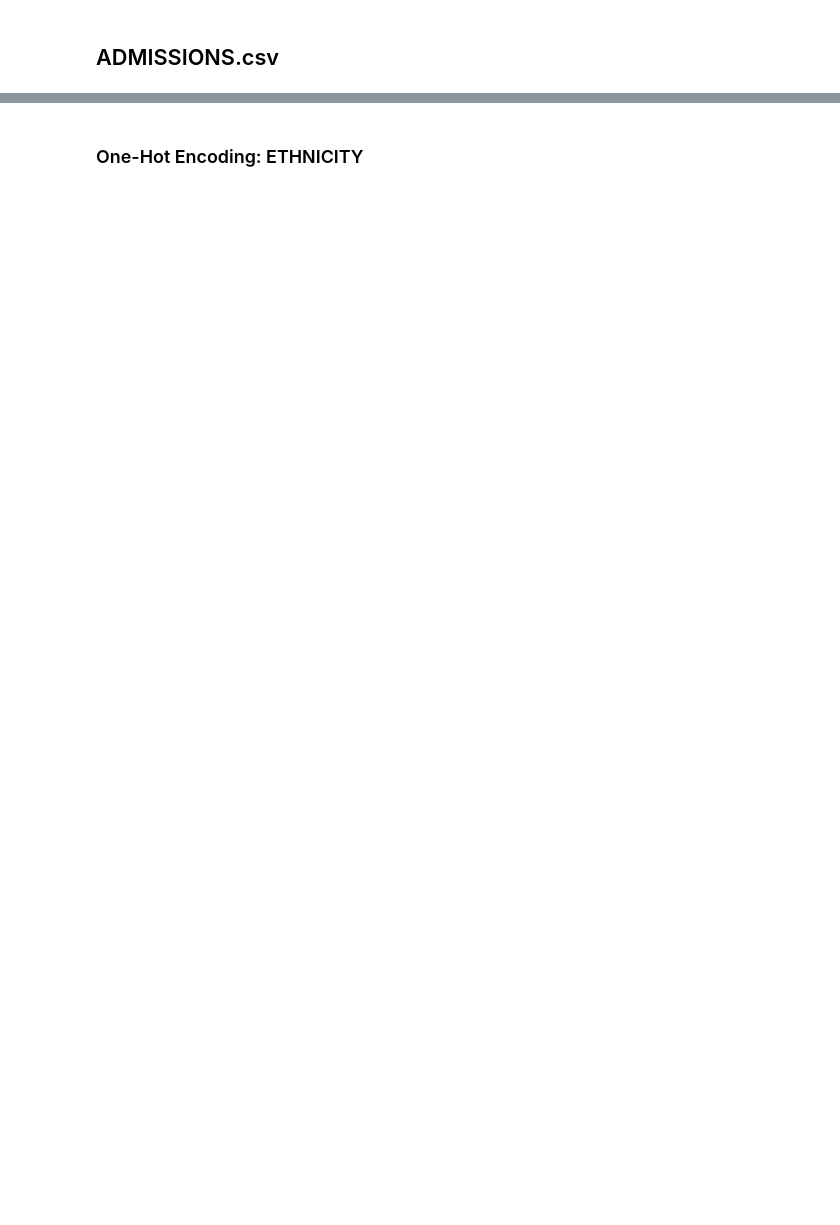
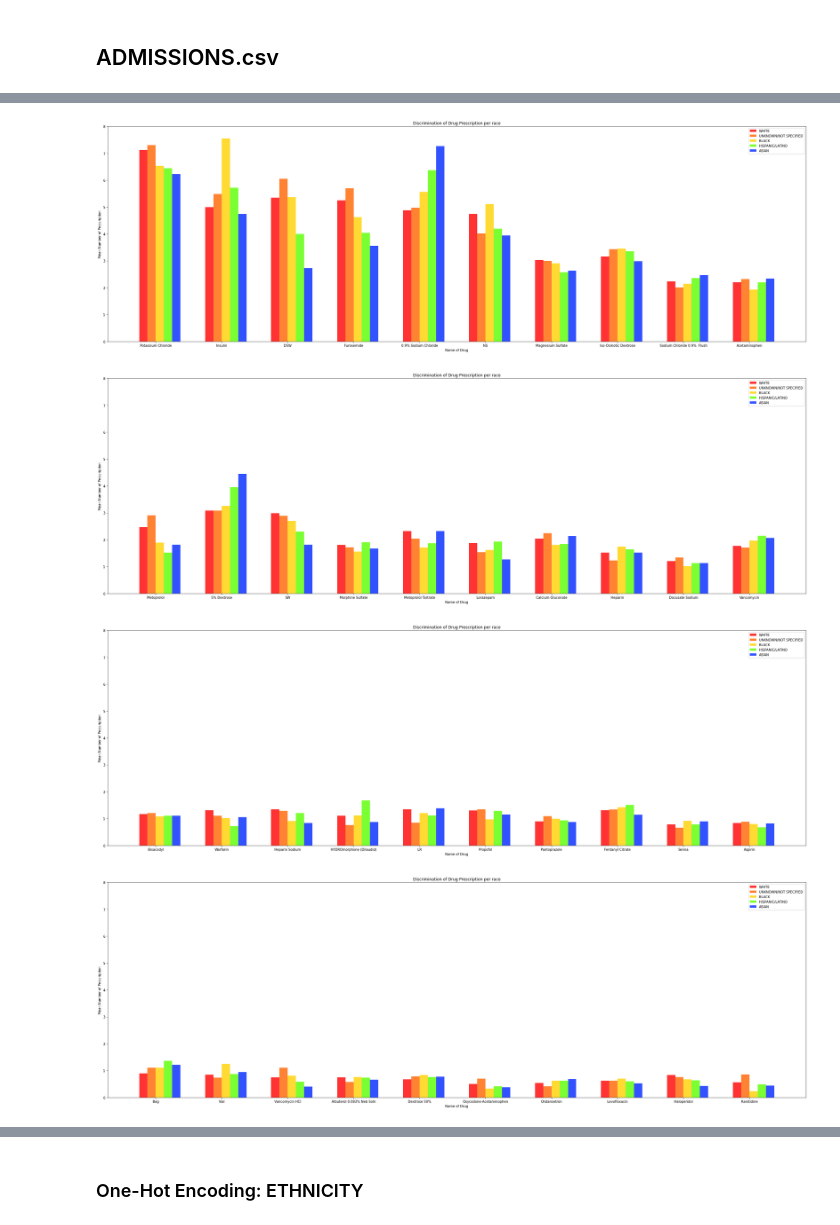
Before and after one commit to dsw2xxx/mimic-III-social-injustice, a Jupyter notebook: Medication_Race.ipynb, the cells around one changed output, grey strips where cells are left out. Saved outputs shown, nothing was run; the diff lists cells and outputs as text; code cells hidden in the pictures; blank space fills up the shorter version.

```diff
--- a/Medication_Race.ipynb
+++ b/Medication_Race.ipynb
@@ -262,0 +160,3 @@ df_admissions['MARITAL_STATUS'].replace('UNKNOWN (DEFAULT)', 'UNKNOWN', inplace=
+# %%
+tmp = pd.concat([adm_pres_df, pd.get_dummies(adm_pres_df['DRUG'])], axis=1).groupby(['SUBJECT_ID', 'HADM_ID']).sum().reset_index()
+tmp
@@ -262,0 +177,3 @@ df_admissions['MARITAL_STATUS'].replace('UNKNOWN (DEFAULT)', 'UNKNOWN', inplace=
+# %%
+adm_pres_df = adm_pres_df.merge(tmp, how='left', on=['SUBJECT_ID', 'HADM_ID']).drop(['DRUG'], axis=1)
+adm_pres_df.head()
@@ -262,0 +189,14 @@ df_admissions['MARITAL_STATUS'].replace('UNKNOWN (DEFAULT)', 'UNKNOWN', inplace=
+# %%
+ls_total = []
+final_df = pd.DataFrame(ls_ethnicity, columns=['ETHNICITY'])
+
+for drug in top_drug:
+  ls_mean = []
+
+  for race in ls_ethnicity:
+    ls_mean.append(adm_pres_df.loc[adm_pres_df['ETHNICITY'] == race, drug].mean())
+
+  ls_total.append(ls_mean)
+  final_df = pd.concat([final_df, pd.DataFrame(ls_mean, columns=[drug])], axis=1)
+
+final_df
@@ -262,0 +210,38 @@ df_admissions['MARITAL_STATUS'].replace('UNKNOWN (DEFAULT)', 'UNKNOWN', inplace=
+# %%
+tmp = []
+
+for drug in final_df:
+  if drug != 'ETHNICITY':
+    tmp.append(list(final_df[drug]))
+
+for i in range(10, len(tmp)+1, 10):
+  data = np.array(tmp[i-10:i])
+
+  length = len(data)
+  x_labels = top_drug[i-10:i]
+
+  fig, ax = plt.subplots(figsize=(30, 10))
+  width = 1.0
+  x = np.arange(0, length*8, 8)
+
+  ax.bar(x, data[:,0], width, color='#FF3333', label='WHITE')
+  ax.bar(x + width, data[:,1], width, color='#FF8333', label='UNKNOWN/NOT SPECIFIED')
+  ax.bar(x + (2 * width), data[:,2], width, color='#FFDA33', label='BLACK')
+  ax.bar(x + (3 * width), data[:,3], width, color='#7AFF33', label='HISPANIC/LATINO')
+  ax.bar(x + (4 * width), data[:,4], width, color='#3352FF', label='ASIAN')
+
+  ax.set_ylabel('Mean Number of Prescription')
+  ax.set_ylim(0,8)
+  ax.set_xticks(x + width + width/2)
+  ax.set_xticklabels(x_labels)
+  ax.set_xlabel('Name of Drug')
+  ax.set_title('Discrimination of Drug Prescription per race')
+  ax.legend()
+
+  fig.tight_layout()
+  plt.show()
+# %% [output]
+[figure, added]
+[figure, added]
+[figure, added]
+[figure, added]
```
Also changed, not shown: parts of 166 cells of this notebook.
